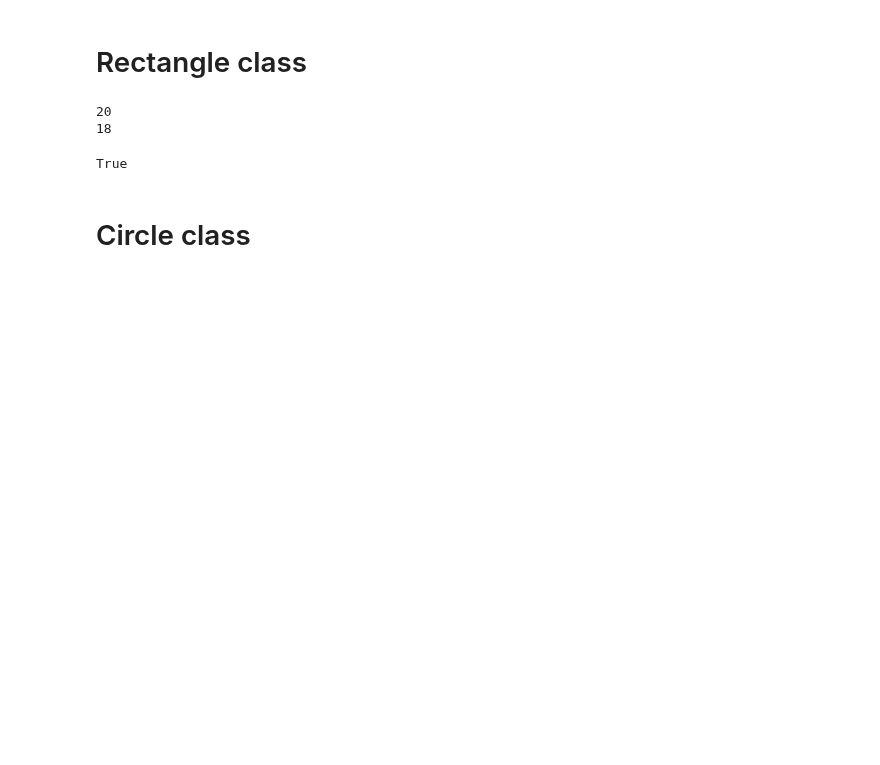
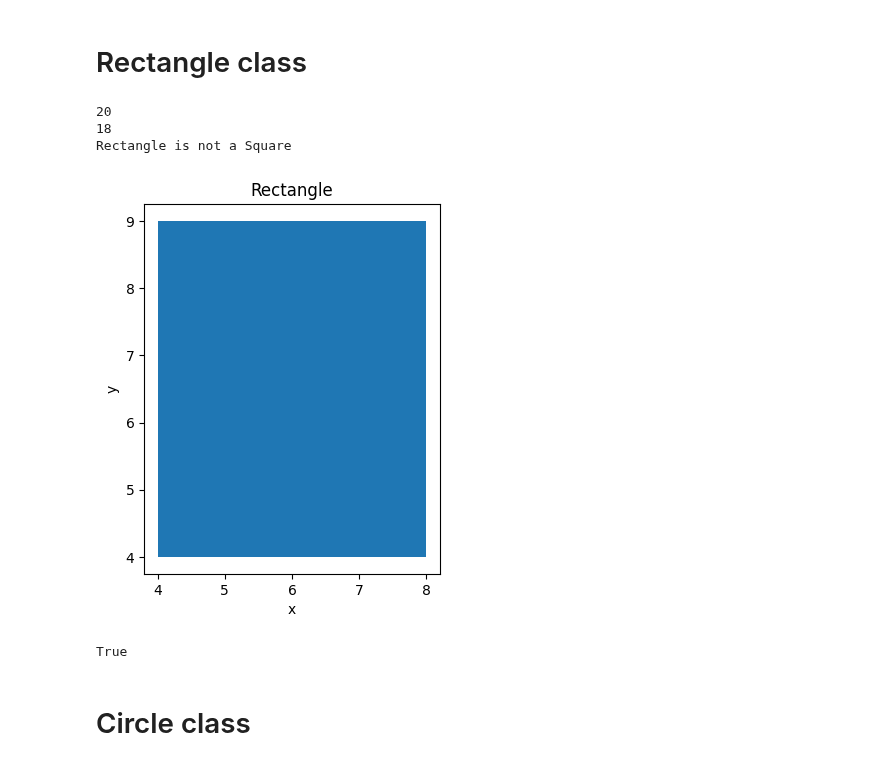
Before and after one commit to VineelaNedunuri/Python-vineela-nedunuri, a Jupyter notebook: Labs/Labb3.ipynb, the cells around one changed output. Saved outputs shown, nothing was run; the diff lists cells and outputs as text; code cells hidden in the pictures; blank space fills up the shorter version.

```diff
--- a/Labs/Labb3.ipynb
+++ b/Labs/Labb3.ipynb
@@ -83,6 +83,7 @@ Geomerty with co-ordinates  x and y are 1, 2
 # %% [markdown]
 # Rectangle class
 # %%
+import matplotlib.pyplot as plt
 class Rectangle(Geometry):
     """A Rectangle has length and width with four sides"""
     # override _init__()
@@ -162,39 +163,61 @@ class Rectangle(Geometry):
         else:
             return False
 
     def __gt__(self, other)-> bool: # greater than operator
         if (self.length > other.length) and (self.width > other.width):
             return True
         else:
             return False
 
     def __ge__(self, other)-> bool: # greater than or equal to operator
         if (self.length >= other.length) and (self.width >= other.width):
             return True
         else:
             return False
     def is_inside(self, x1, y1)-> bool:
-        if self.x > x1 and self.y > y1:
+        x_min = self.x - (self.length/2)
+        x_max = self.x + (self.length/2)
+        y_min = self.x - (self.width/2)
+        y_max = self.x + (self.width/2)
+
+        if (x_min < x1 < x_max ) and (y_min < y1 < y_max):
             return True
         else:
             return False
 
+
+
     # a method that checks if the rectangle instance is a square
-    def rectangle(self, other):
-        if self.length == other.length and self.width == other.width:
-            print("Rectangle is a Square")
+    def square(self):
+        if self.length == self.width:
+           return print("Rectangle is a Square")
         else:
-            print("Rectangle is not a Square")
+            return print("Rectangle is not a Square")
+
+    # to plot circle
+    def plot_rectangle(self):
+        fig, ax = plt.subplots()
+        rectangle = plt.Rectangle((self.x ,self.y), self.length,self.width, alpha = 1)
+        ax.add_patch(rectangle)
+        ax.set_aspect(1)
+        ax.autoscale()
+        ax.set(title="Rectangle", xlabel="x", ylabel="y")
+        plt.show()
 
 
 
 rectangle1 = Rectangle(4,4,4,5)
 print(rectangle1.area)
 print(rectangle1.perimeter)
-rectangle1.is_inside(-3,1)
+
+rectangle1.square()
+rectangle1.plot_rectangle()
+rectangle1.is_inside(3,4)
 # %% [output]
 20
 18
+Rectangle is not a Square
+[figure, added]
 True
 # %% [markdown]
 # Circle class
```
Also changed, not shown: parts of 1 cell of this notebook, 2 other files.
